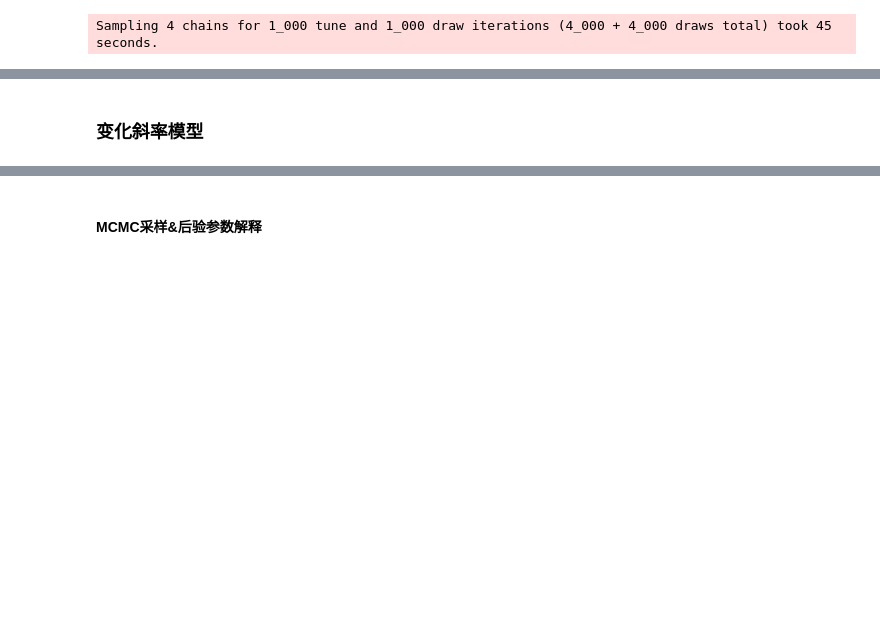
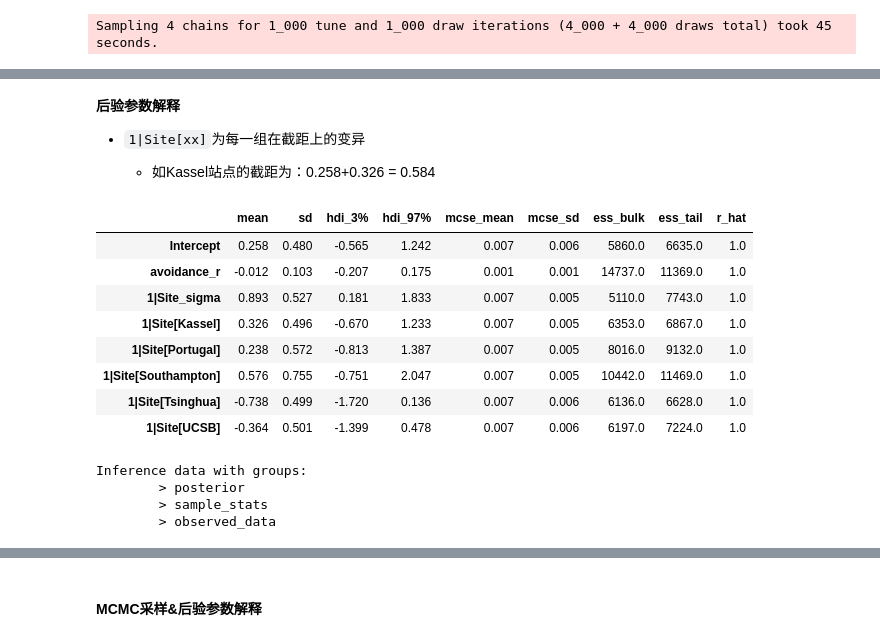
Before and after one commit to Utenna/PyBayesian, a Jupyter notebook: 2023/lin/lec15/lec15_v0.1.ipynb, the cells around one changed output, grey strips where cells are left out. Saved outputs shown, nothing was run; the diff lists cells and outputs as text; code cells hidden in the pictures; blank space fills up the shorter version.

```diff
--- a/2023/lin/lec15/lec15_v0.1.ipynb
+++ b/2023/lin/lec15/lec15_v0.1.ipynb
@@ -1003,2 +1048,25 @@ both_logit_trace = both_logit_bmb.fit(draws=5000,
-# %% [markdown]
-### 变化斜率模型
+# %% [markdown]
+**后验参数解释**
+
+* `1|Site[xx]`为每一组在截距上的变异
+
+    * 如Kassel站点的截距为：0.258+0.326 = 0.584
+# %%
+az.summary(inter_logit_trace)
+# %% [output]
+|  | mean | sd | hdi_3% | hdi_97% | mcse_mean | mcse_sd | ess_bulk | ess_tail | r_hat |
+| Intercept | 0.258 | 0.480 | -0.565 | 1.242 | 0.007 | 0.006 | 5860.0 | 6635.0 | 1.0 |
+| avoidance_r | -0.012 | 0.103 | -0.207 | 0.175 | 0.001 | 0.001 | 14737.0 | 11369.0 | 1.0 |
+| 1|Site_sigma | 0.893 | 0.527 | 0.181 | 1.833 | 0.007 | 0.005 | 5110.0 | 7743.0 | 1.0 |
+| 1|Site[Kassel] | 0.326 | 0.496 | -0.670 | 1.233 | 0.007 | 0.005 | 6353.0 | 6867.0 | 1.0 |
+| 1|Site[Portugal] | 0.238 | 0.572 | -0.813 | 1.387 | 0.007 | 0.005 | 8016.0 | 9132.0 | 1.0 |
+| 1|Site[Southampton] | 0.576 | 0.755 | -0.751 | 2.047 | 0.007 | 0.005 | 10442.0 | 11469.0 | 1.0 |
+| 1|Site[Tsinghua] | -0.738 | 0.499 | -1.720 | 0.136 | 0.007 | 0.006 | 6136.0 | 6628.0 | 1.0 |
+| 1|Site[UCSB] | -0.364 | 0.501 | -1.399 | 0.478 | 0.007 | 0.006 | 6197.0 | 7224.0 | 1.0 |
+# %%
+inter_logit_trace
+# %% [output]
+Inference data with groups:
+        > posterior
+        > sample_stats
+        > observed_data
```
Also changed, not shown: parts of 22 cells of this notebook.
